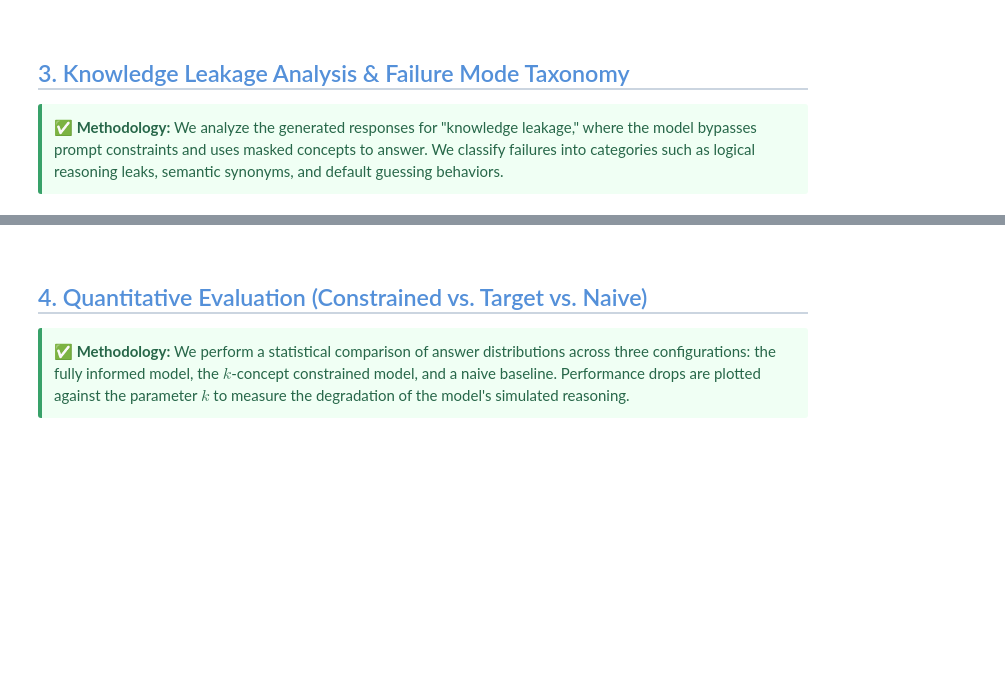
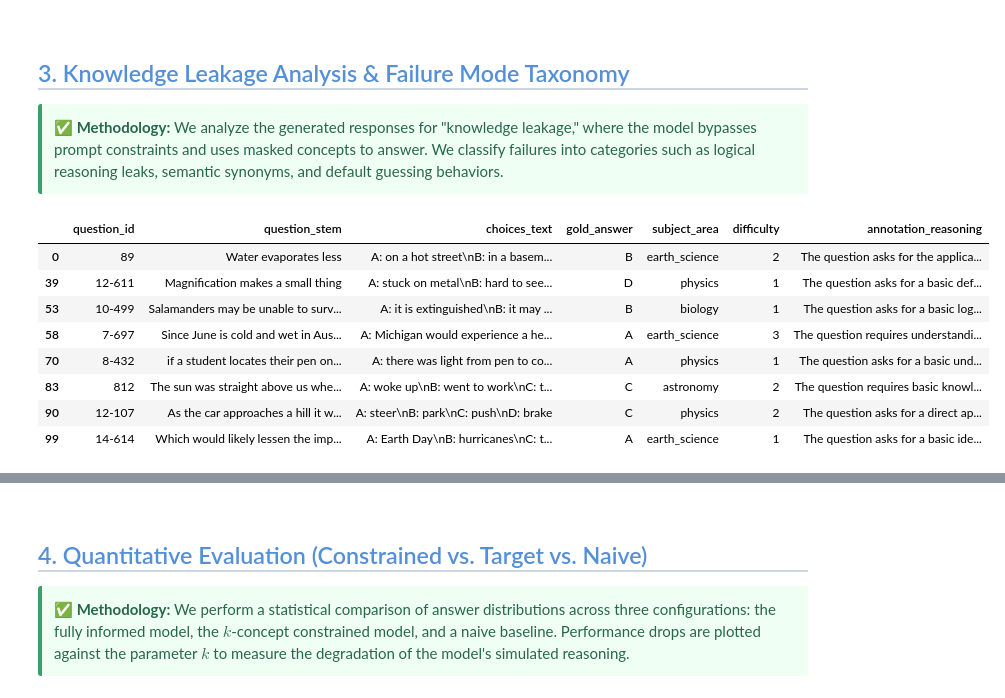
Before and after one commit to Parsa-Saeednia/UT-DataScience-Spring2026, a Jupyter notebook: Assignments/CA5/task3_Simulating_Human_Knowledge_Gaps_LLM.ipynb, the cells around one changed output, grey strips where cells are left out. Saved outputs shown, nothing was run; the diff lists cells and outputs as text; code cells hidden in the pictures; blank space fills up the shorter version.

```diff
--- a/Assignments/CA5/task3_Simulating_Human_Knowledge_Gaps_LLM.ipynb
+++ b/Assignments/CA5/task3_Simulating_Human_Knowledge_Gaps_LLM.ipynb
@@ -542,3 +719,25 @@ Based on the 100 sampled OpenBookQA questions enriched by `gemma-4-31b-it`:
     <strong>✅ Methodology:</strong>
     We analyze the generated responses for "knowledge leakage," where the model bypasses prompt constraints and uses masked concepts to answer. We classify failures into categories such as logical reasoning leaks, semantic synonyms, and default guessing behaviors.
 </div>
+# %%
+import pandas as pd
+
+
+pilot_ids = ["10-499", "8-432", "12-611", "89", "812", "7-697", "12-107", "14-614"]
+df_enriched = pd.read_csv("enriched_questions.csv")
+df_pilot = df_enriched[df_enriched["question_id"].isin(pilot_ids)].copy()
+
+cols = ["question_id", "question_stem", "choices_text", "gold_answer", "subject_area", "difficulty", "annotation_reasoning"]
+df_pilot = df_pilot[cols]
+
+df_pilot
+# %% [output]
+|  | question_id | question_stem | choices_text | gold_answer | subject_area | difficulty | annotation_reasoning |
+| 0 | 89 | Water evaporates less | A: on a hot street\nB: in a basem... | B | earth_science | 2 | The question asks for the applica... |
+| 39 | 12-611 | Magnification makes a small thing | A: stuck on metal\nB: hard to see... | D | physics | 1 | The question asks for a basic def... |
+| 53 | 10-499 | Salamanders may be unable to surv... | A: it is extinguished\nB: it may ... | B | biology | 1 | The question asks for a basic log... |
+| 58 | 7-697 | Since June is cold and wet in Aus... | A: Michigan would experience a he... | A | earth_science | 3 | The question requires understandi... |
+| 70 | 8-432 | if a student locates their pen on... | A: there was light from pen to co... | A | physics | 1 | The question asks for a basic und... |
+| 83 | 812 | The sun was straight above us whe... | A: woke up\nB: went to work\nC: t... | C | astronomy | 2 | The question requires basic knowl... |
+| 90 | 12-107 | As the car approaches a hill it w... | A: steer\nB: park\nC: push\nD: brake | C | physics | 2 | The question asks for a direct ap... |
+| 99 | 14-614 | Which would likely lessen the imp... | A: Earth Day\nB: hurricanes\nC: t... | A | earth_science | 1 | The question asks for a basic ide... |
```
Also changed, not shown: parts of 14 cells of this notebook, 4 other files.
